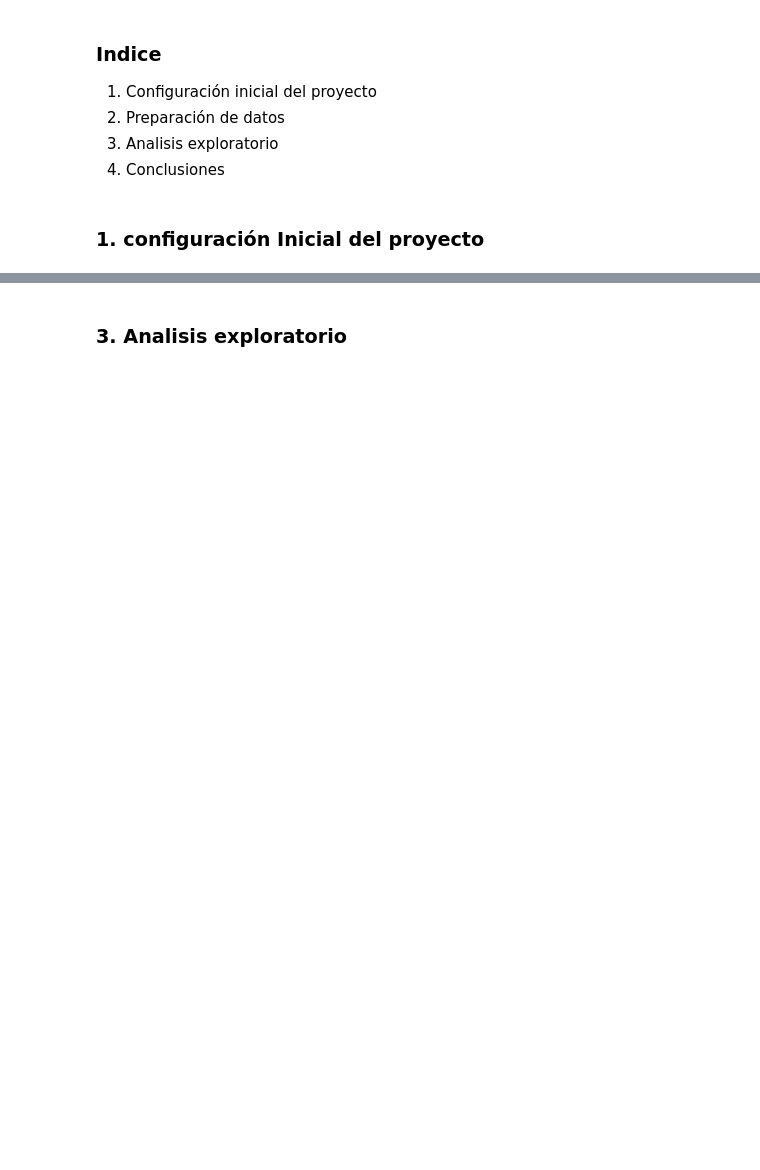
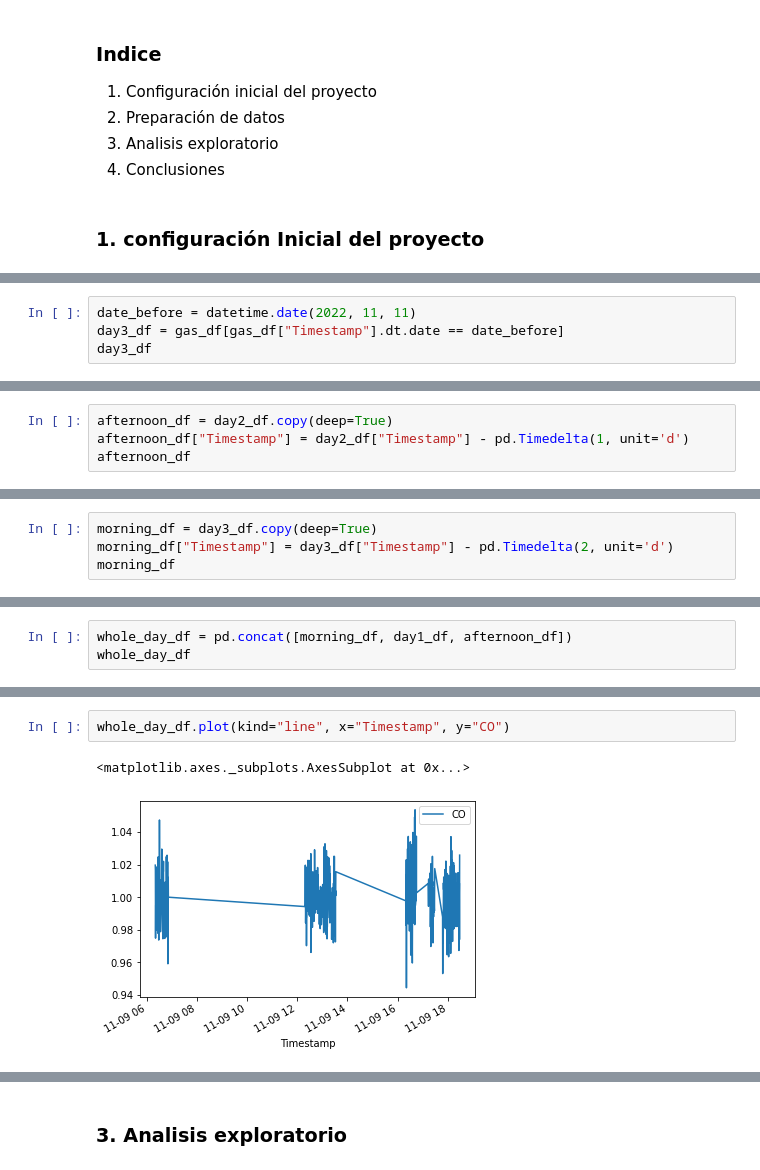
Before and after one commit to GersonYF/ProgrammingFinal, a Jupyter notebook: notebook/Monitoreo_de_la_calidad_de_aire_en_la_UAO_Cali.ipynb, the cells around one changed output, grey strips where cells are left out. Drawn from its saved outputs; the diff is of its cells as text; blank space fills up the shorter version.

```diff
--- a/notebook/Monitoreo_de_la_calidad_de_aire_en_la_UAO_Cali.ipynb
+++ b/notebook/Monitoreo_de_la_calidad_de_aire_en_la_UAO_Cali.ipynb
@@ -25,0 +240,4 @@ Nosotros como equipo, nos enfocamos en la Universidad Autónoma de Occidente, en
+# %%
+date_before = datetime.date(2022, 11, 11)
+day3_df = gas_df[gas_df["Timestamp"].dt.date == date_before]
+day3_df
@@ -25,0 +294,4 @@ Nosotros como equipo, nos enfocamos en la Universidad Autónoma de Occidente, en
+# %%
+afternoon_df = day2_df.copy(deep=True)
+afternoon_df["Timestamp"] = day2_df["Timestamp"] - pd.Timedelta(1, unit='d')
+afternoon_df
@@ -25,0 +312,4 @@ Nosotros como equipo, nos enfocamos en la Universidad Autónoma de Occidente, en
+# %%
+morning_df = day3_df.copy(deep=True)
+morning_df["Timestamp"] = day3_df["Timestamp"] - pd.Timedelta(2, unit='d')
+morning_df
@@ -25,0 +330,3 @@ Nosotros como equipo, nos enfocamos en la Universidad Autónoma de Occidente, en
+# %%
+whole_day_df = pd.concat([morning_df, day1_df, afternoon_df])
+whole_day_df
@@ -25,0 +347,5 @@ Nosotros como equipo, nos enfocamos en la Universidad Autónoma de Occidente, en
+# %%
+whole_day_df.plot(kind="line", x="Timestamp", y="CO")
+# %% [output]
+<matplotlib.axes._subplots.AxesSubplot at 0x...>
+[figure, added]
```
Also changed, not shown: parts of 89 cells of this notebook, 15 other files.
